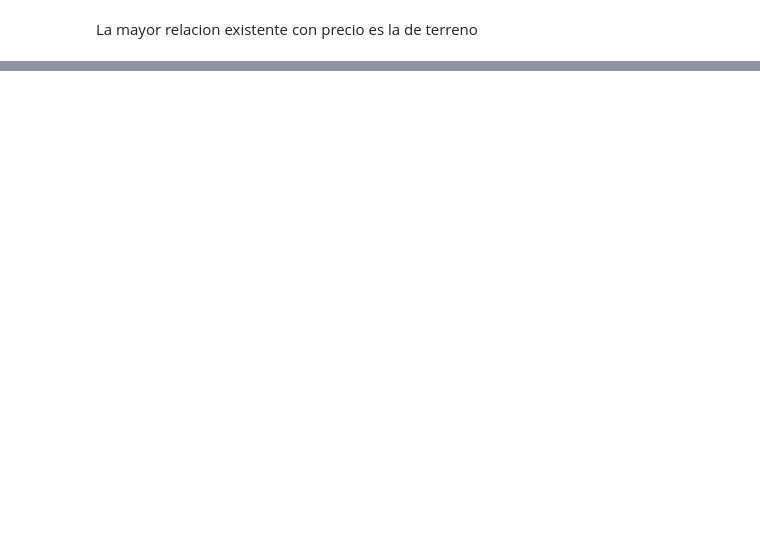
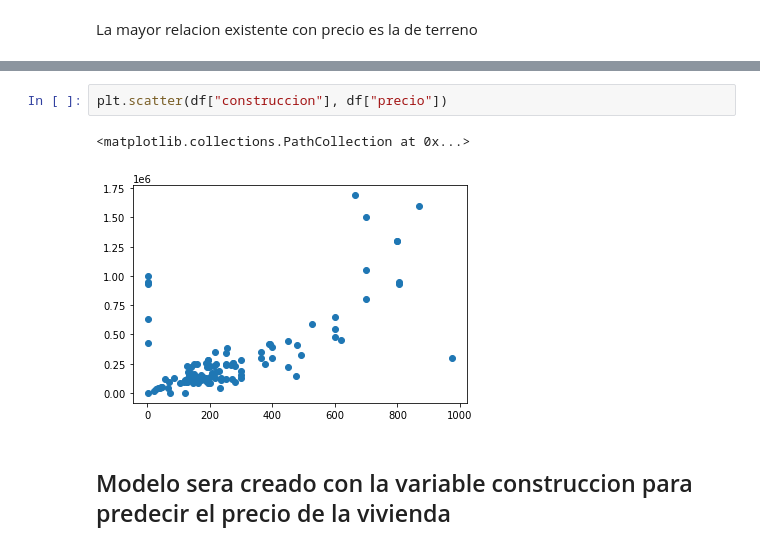
Before and after one commit to araod14/century_eda_model, a Jupyter notebook: EDA.ipynb, the cells around one changed output, grey strips where cells are left out. Cells and saved outputs as stored; diff of their text form; blank space fills up the shorter version.

```diff
--- a/EDA.ipynb
+++ b/EDA.ipynb
@@ -232,0 +233,7 @@ La mayor relacion existente con precio es la de terreno
+# %%
+plt.scatter(df["construccion"], df["precio"])
+# %% [output]
+<matplotlib.collections.PathCollection at 0x...>
+[figure, new version]
+# %% [markdown]
+## Modelo sera creado con la variable construccion para predecir el precio de la vivienda
```
Also changed, not shown: parts of 6 cells of this notebook.
